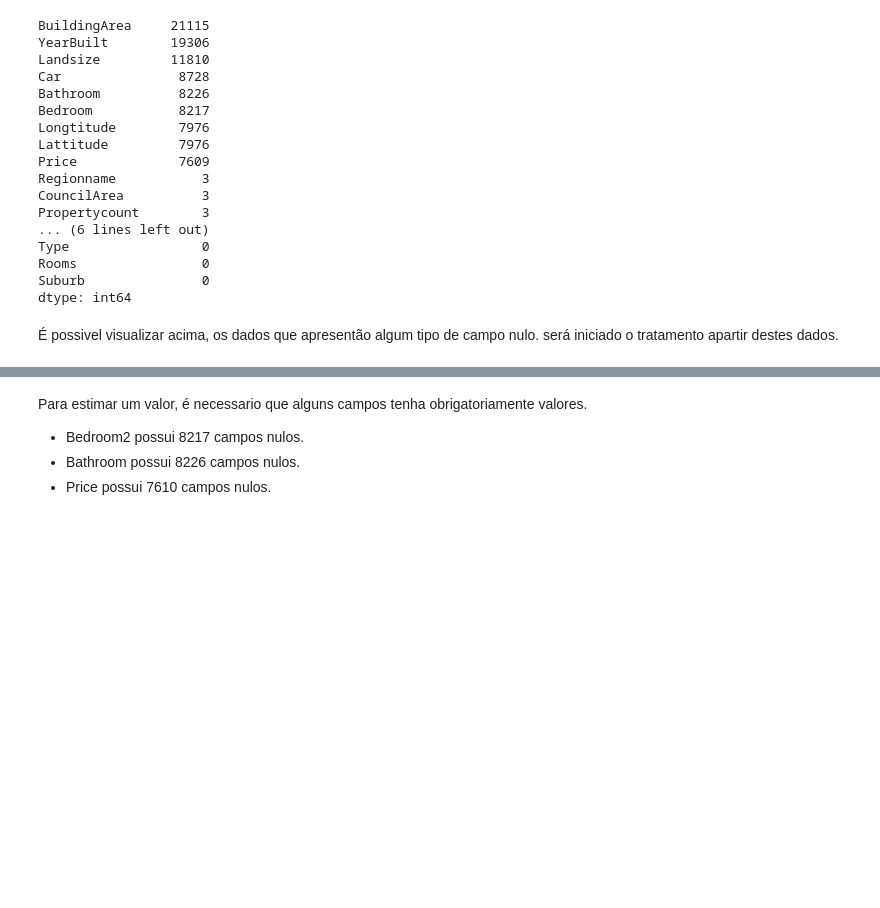
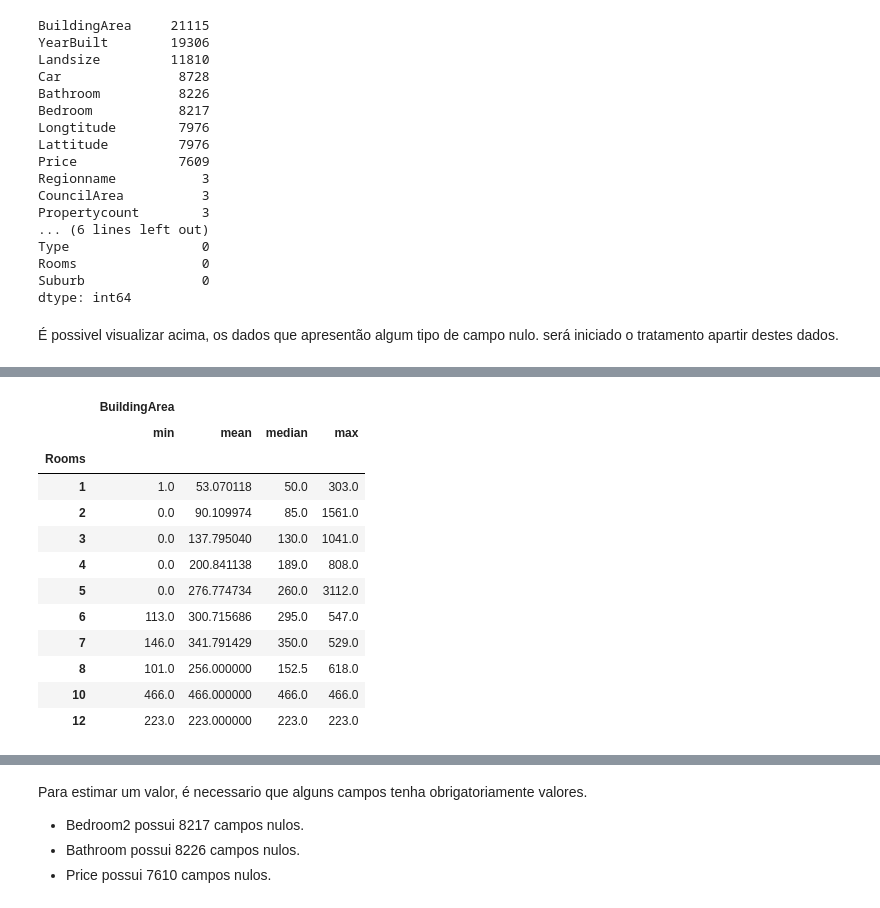
Before and after one commit to Riguini/Melbourne-Housing-Snapshot, a Jupyter notebook: Melbourne_Housing_Dataset.ipynb, the cells around one changed output, grey strips where cells are left out. Drawn from its saved outputs; the diff is of its cells as text; code cells hidden in the pictures; blank space fills up the shorter version.

```diff
--- a/Melbourne_Housing_Dataset.ipynb
+++ b/Melbourne_Housing_Dataset.ipynb
@@ -107,0 +111,3 @@ dtype: int64
+# %%
+df_limpo_temporario = df.dropna()
+print(df_limpo_temporario.isnull().sum().sort_values())
@@ -107,0 +132,16 @@ dtype: int64
+# %%
+df_limpo_temporario.groupby("Rooms").agg({"BuildingArea":['min','mean', 'median','max']})
+# %% [output]
+|  | BuildingArea |  |  |  |
+|  | min | mean | median | max |
+| Rooms |  |  |  |  |
+| 1 | 1.0 | 53.070118 | 50.0 | 303.0 |
+| 2 | 0.0 | 90.109974 | 85.0 | 1561.0 |
+| 3 | 0.0 | 137.795040 | 130.0 | 1041.0 |
+| 4 | 0.0 | 200.841138 | 189.0 | 808.0 |
+| 5 | 0.0 | 276.774734 | 260.0 | 3112.0 |
+| 6 | 113.0 | 300.715686 | 295.0 | 547.0 |
+| 7 | 146.0 | 341.791429 | 350.0 | 529.0 |
+| 8 | 101.0 | 256.000000 | 152.5 | 618.0 |
+| 10 | 466.0 | 466.000000 | 466.0 | 466.0 |
+| 12 | 223.0 | 223.000000 | 223.0 | 223.0 |
```
Also changed, not shown: parts of 11 cells of this notebook.
